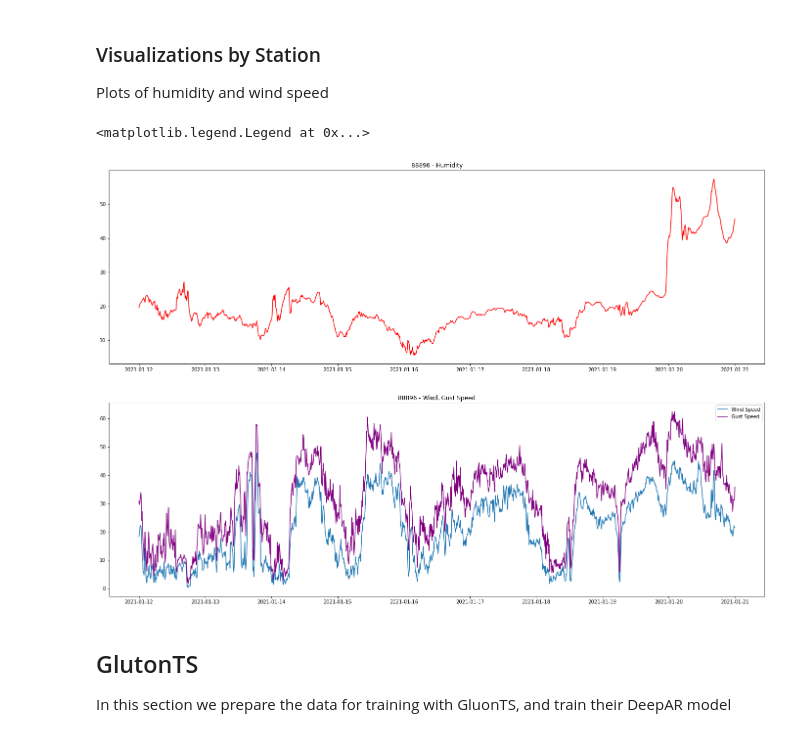
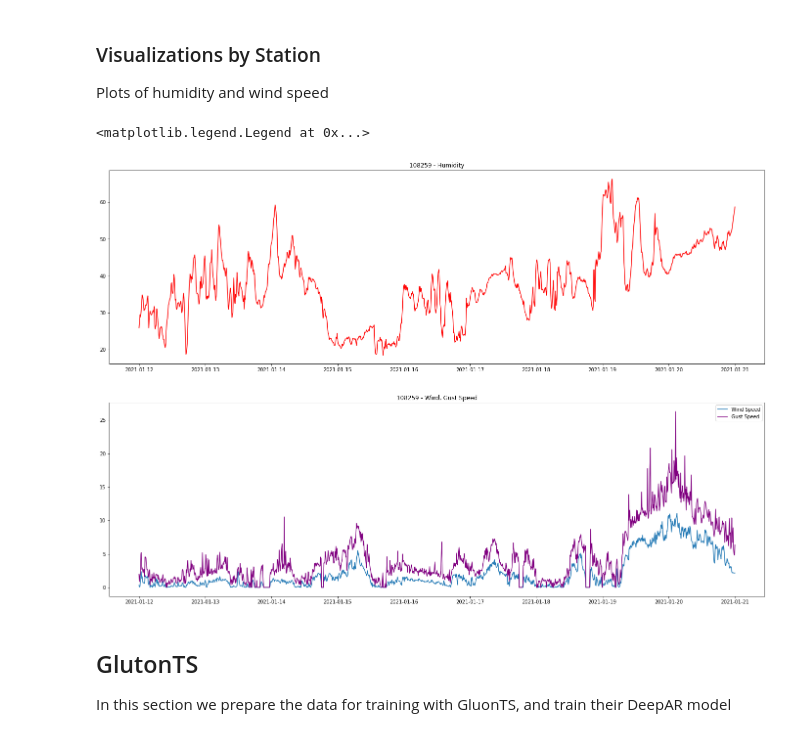
Before and after one commit to tomityrrell/psps-analysis, a Jupyter notebook: notebooks/Gluon-TS-SCE.ipynb, the cells around one changed output. Cells and saved outputs as stored; diff of their text form; code cells hidden in the pictures.

```diff
--- a/notebooks/Gluon-TS-SCE.ipynb
+++ b/notebooks/Gluon-TS-SCE.ipynb
@@ -108,20 +105,20 @@ array([ 71312,  72882,  88896,  89911,  89912,  92121, 108441, 125752,
 
 Plots of humidity and wind speed
 # %%
-station_id = 88896
+station_id = 108259
 wrs = wr[(wr.Id==station_id)].copy().set_index("Time")
 fig, ax = plt.subplots(2, 1,figsize=(24,16))
 
 ax[0].plot(wrs["RelHum"], color="red", label="Relative Humidity")
 ax[0].set_title("{} - Humidity".format(station_id, "RelHum"))
 
 ax[1].plot(wrs["WindSpd"], label="Wind Speed")
 ax[1].plot(wrs["GustSpd"], color="purple", label="Gust Speed")
 ax[1].set_title("{} - Wind, Gust Speed".format(station_id, "WindSpd"))
 ax[1].legend()
 # %% [output]
 <matplotlib.legend.Legend at 0x...>
-[figure, old version]
+[figure, new version]
 # %% [markdown]
 ## GlutonTS
 
```
Also changed, not shown: parts of 22 cells of this notebook, 18 other files.
